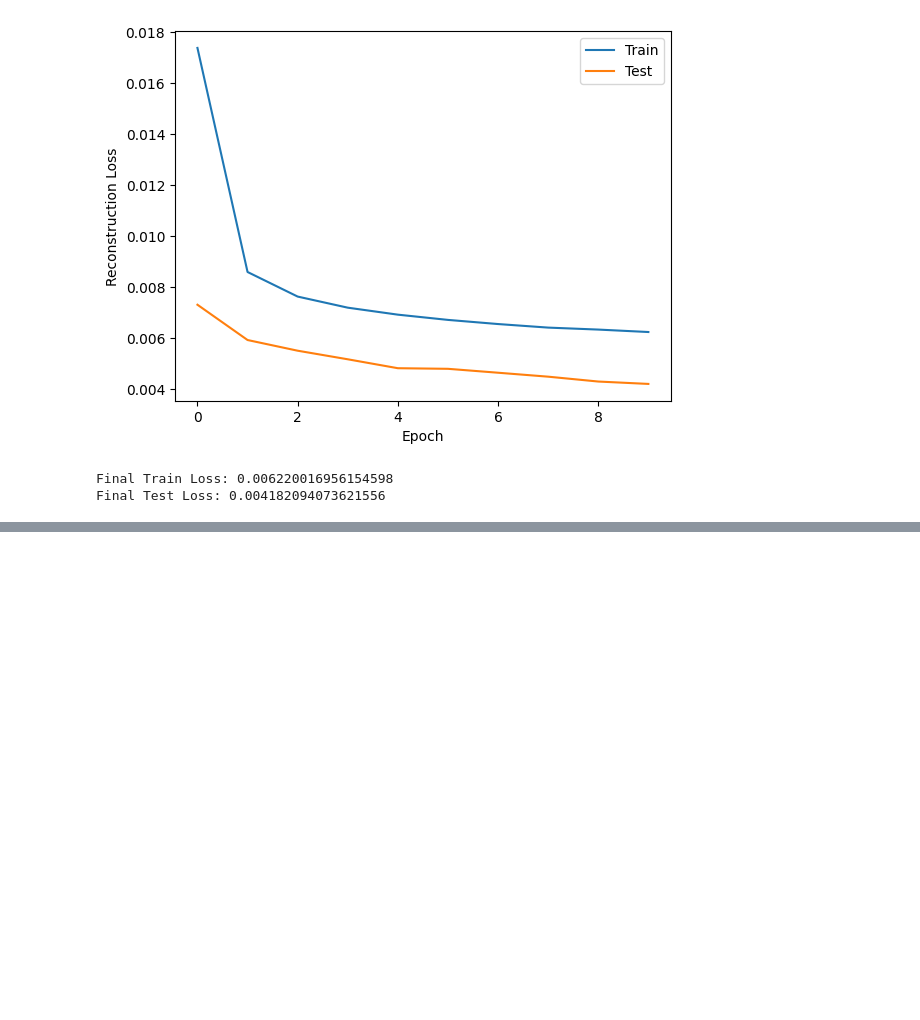
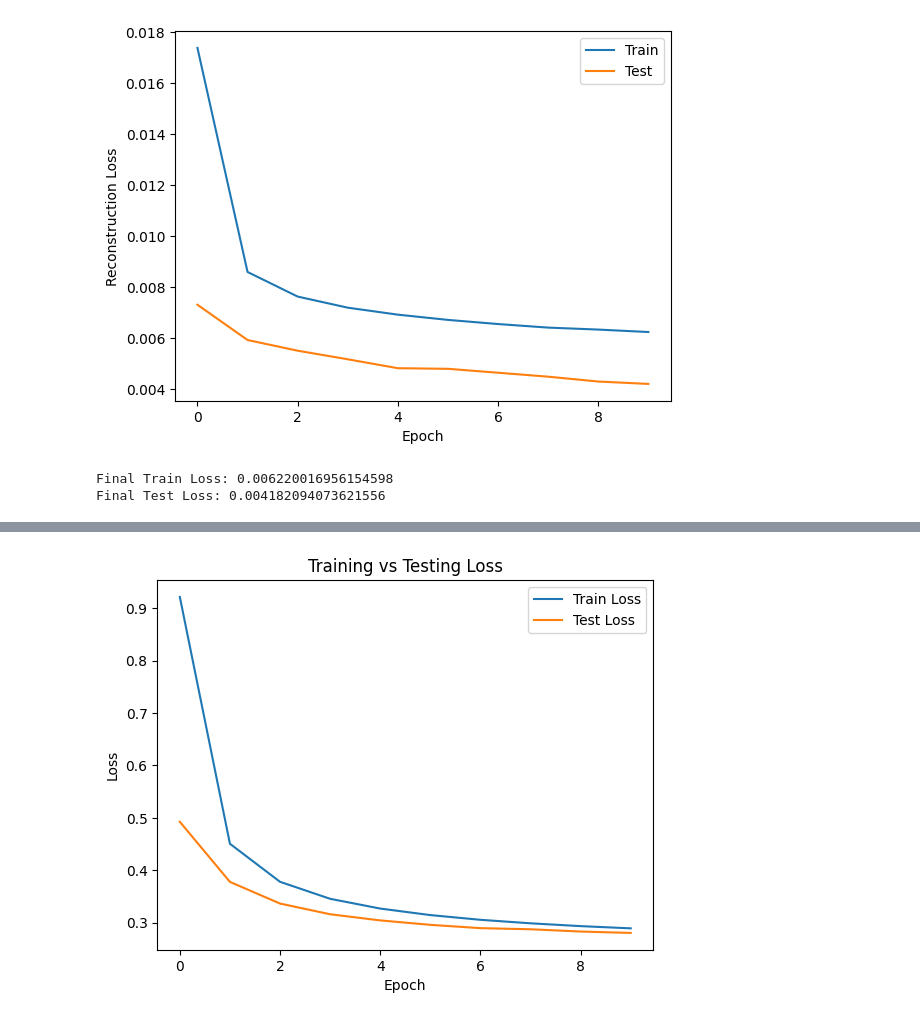
Before and after one commit to yashc73080/CS462-Deep-Learning, a Jupyter notebook: HW2/features_unsupervised_and_transfer_learning.ipynb, the cells around one changed output, grey strips where cells are left out. Cells and saved outputs as stored; diff of their text form; code cells hidden in the pictures; blank space fills up the shorter version.

```diff
--- a/HW2/features_unsupervised_and_transfer_learning.ipynb
+++ b/HW2/features_unsupervised_and_transfer_learning.ipynb
@@ -321,0 +449,8 @@ Final Test Loss: 0.004182094073621556
+# %%
+# 4. Pretrained encoder, train all
+classifer4, train_losses4, test_losses4 = train_test_classifier(mnist_train_loader, mnist_test_loader, pretrained_encoder=trained_encoder, freeze_encoder=False, plot=True)
+
+print(f'Final Train Loss: {train_losses4[-1]}')
+print(f'Final Test Loss: {test_losses4[-1]}')
+# %% [output]
+[figure, added]
```
Also changed, not shown: parts of 9 cells of this notebook.
